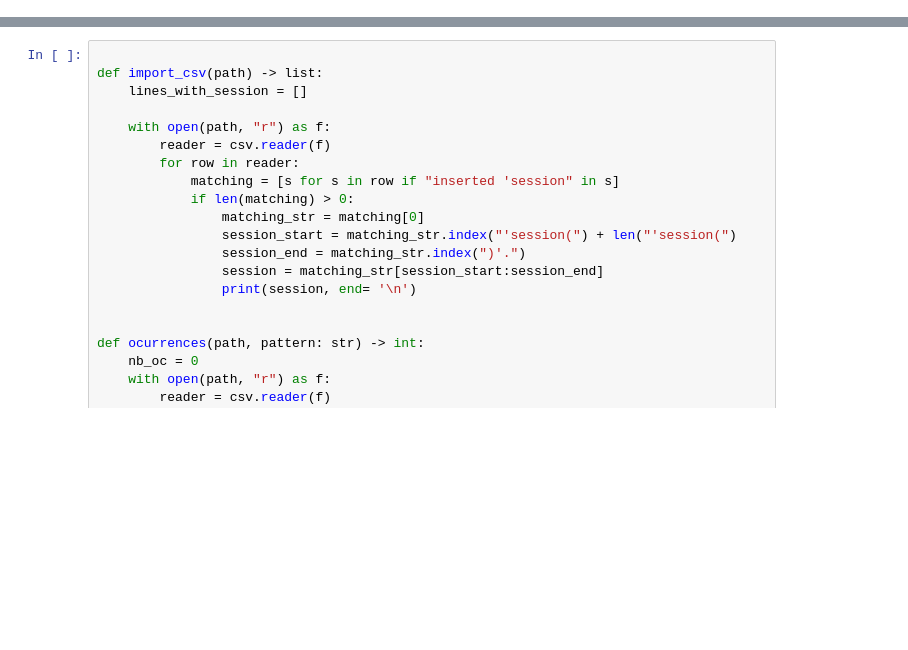
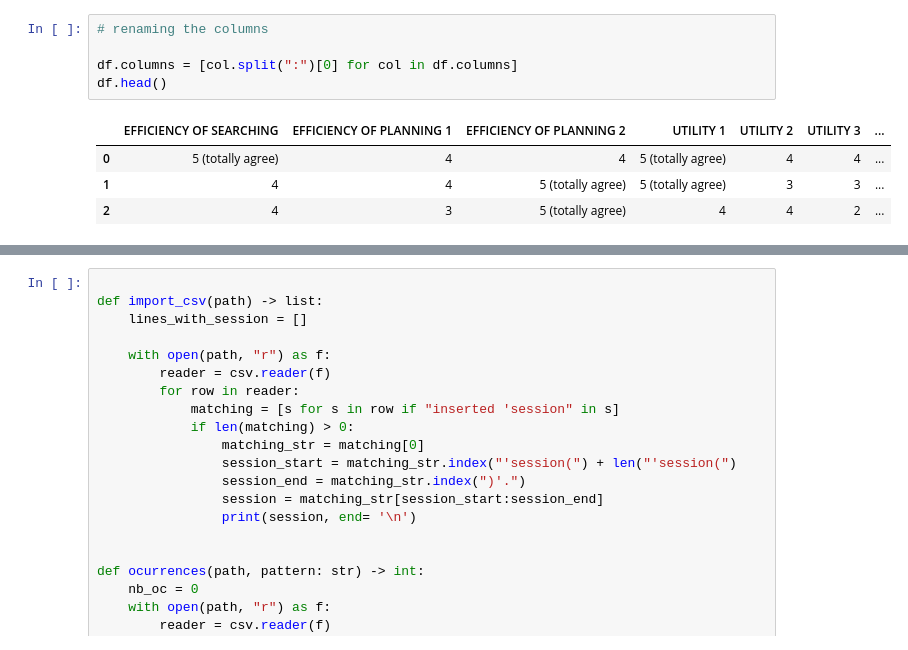
Before and after one commit to LuigTi/MAS_G1, a Jupyter notebook: Project Metrics/ProjectStudy.ipynb, the cells around one changed output, grey strips where cells are left out. Drawn from its saved outputs; the diff is of its cells as text; blank space fills up the shorter version.

```diff
--- a/Project Metrics/ProjectStudy.ipynb
+++ b/Project Metrics/ProjectStudy.ipynb
@@ -3,0 +25,10 @@ from typing import List, Dict
+# %%
+# renaming the columns
+
+df.columns = [col.split(":")[0] for col in df.columns]
+df.head()
+# %% [output]
+|  | EFFICIENCY OF SEARCHING | EFFICIENCY OF PLANNING 1 | EFFICIENCY OF PLANNING 2 | UTILITY 1 | UTILITY 2 | UTILITY 3 | ... |
+| 0 | 5 (totally agree) | 4 | 4 | 5 (totally agree) | 4 | 4 | ... |
+| 1 | 4 | 4 | 5 (totally agree) | 5 (totally agree) | 3 | 3 | ... |
+| 2 | 4 | 3 | 5 (totally agree) | 4 | 4 | 2 | ... |
```
Also changed, not shown: parts of 7 cells of this notebook, 1 other file.
